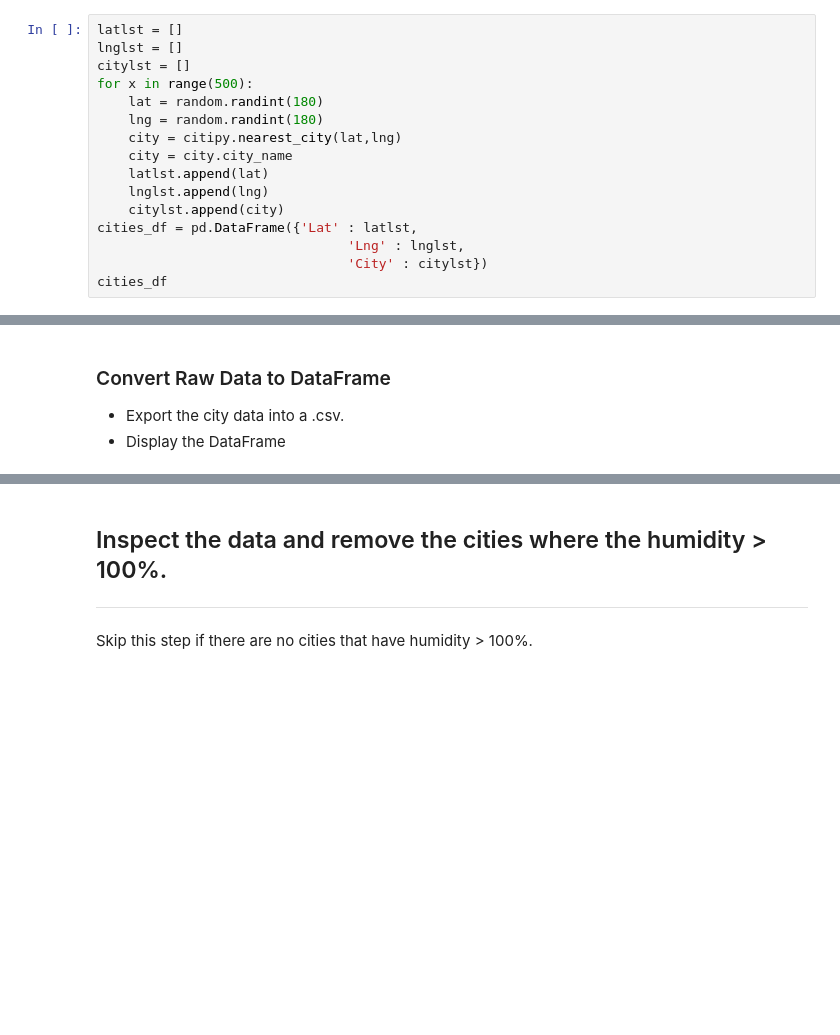
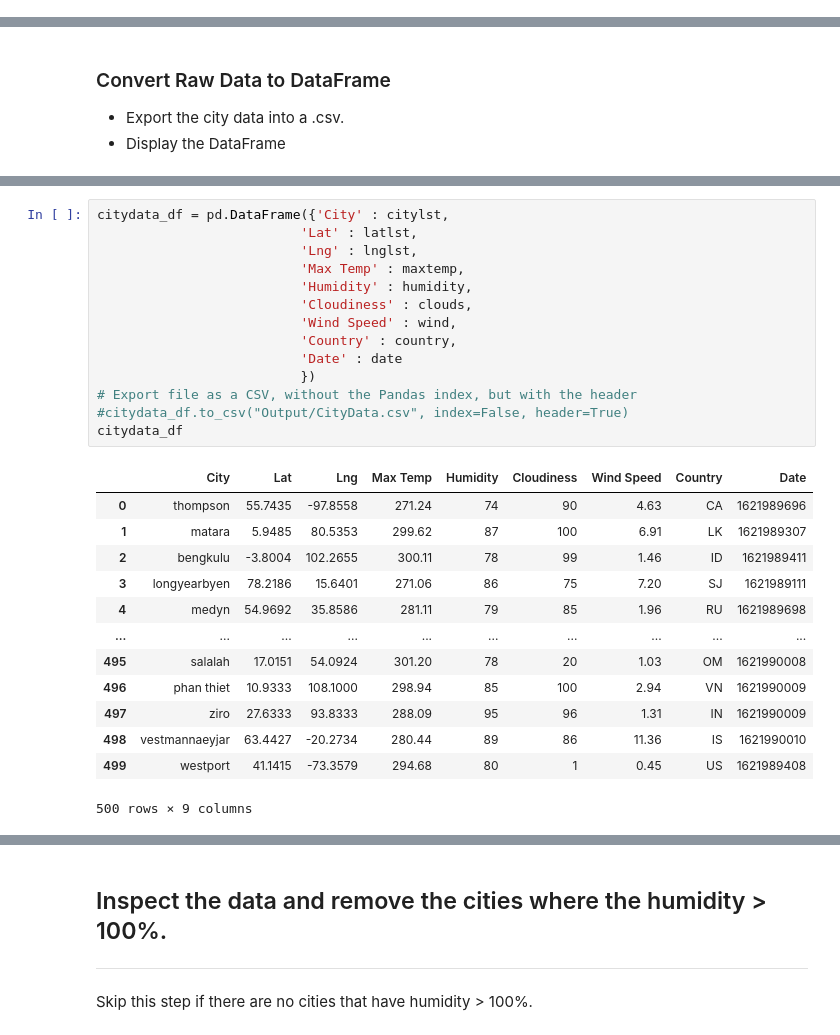
Before and after one commit to simoncastellanos9/python-api-challenge, a Jupyter notebook: WeatherPy/WeatherPy.ipynb, the cells around one changed output, grey strips where cells are left out. Cells and saved outputs as stored; diff of their text form; blank space fills up the shorter version.

```diff
--- a/WeatherPy/WeatherPy.ipynb
+++ b/WeatherPy/WeatherPy.ipynb
@@ -15,19 +15,3 @@ import pandas as pd
 from numpy import random
 # %% [markdown]
 ## Generate Cities List
-# %%
-latlst = []
-lnglst = []
-citylst = []
-for x in range(500):
-    lat = random.randint(180)
-    lng = random.randint(180)
-    city = citipy.nearest_city(lat,lng)
-    city = city.city_name
-    latlst.append(lat)
-    lnglst.append(lng)
-    citylst.append(city)
-cities_df = pd.DataFrame({'Lat' : latlst,
-                                'Lng' : lnglst,
-                                'City' : citylst})
-cities_df
@@ -93,0 +131,28 @@ Data Retrieval Complete
+# %%
+citydata_df = pd.DataFrame({'City' : citylst,
+                          'Lat' : latlst,
+                          'Lng' : lnglst,
+                          'Max Temp' : maxtemp,
+                          'Humidity' : humidity,
+                          'Cloudiness' : clouds,
+                          'Wind Speed' : wind,
+                          'Country' : country,
+                          'Date' : date
+                          })
+# Export file as a CSV, without the Pandas index, but with the header
+#citydata_df.to_csv("Output/CityData.csv", index=False, header=True)
+citydata_df
+# %% [output]
+|  | City | Lat | Lng | Max Temp | Humidity | Cloudiness | Wind Speed | Country | Date |
+| 0 | thompson | 55.7435 | -97.8558 | 271.24 | 74 | 90 | 4.63 | CA | 1621989696 |
+| 1 | matara | 5.9485 | 80.5353 | 299.62 | 87 | 100 | 6.91 | LK | 1621989307 |
+| 2 | bengkulu | -3.8004 | 102.2655 | 300.11 | 78 | 99 | 1.46 | ID | 1621989411 |
+| 3 | longyearbyen | 78.2186 | 15.6401 | 271.06 | 86 | 75 | 7.20 | SJ | 1621989111 |
+| 4 | medyn | 54.9692 | 35.8586 | 281.11 | 79 | 85 | 1.96 | RU | 1621989698 |
+| ... | ... | ... | ... | ... | ... | ... | ... | ... | ... |
+| 495 | salalah | 17.0151 | 54.0924 | 301.20 | 78 | 20 | 1.03 | OM | 1621990008 |
+| 496 | phan thiet | 10.9333 | 108.1000 | 298.94 | 85 | 100 | 2.94 | VN | 1621990009 |
+| 497 | ziro | 27.6333 | 93.8333 | 288.09 | 95 | 96 | 1.31 | IN | 1621990009 |
+| 498 | vestmannaeyjar | 63.4427 | -20.2734 | 280.44 | 89 | 86 | 11.36 | IS | 1621990010 |
+| 499 | westport | 41.1415 | -73.3579 | 294.68 | 80 | 1 | 0.45 | US | 1621989408 |
+500 rows × 9 columns
```
Also changed, not shown: parts of 9 cells of this notebook.
